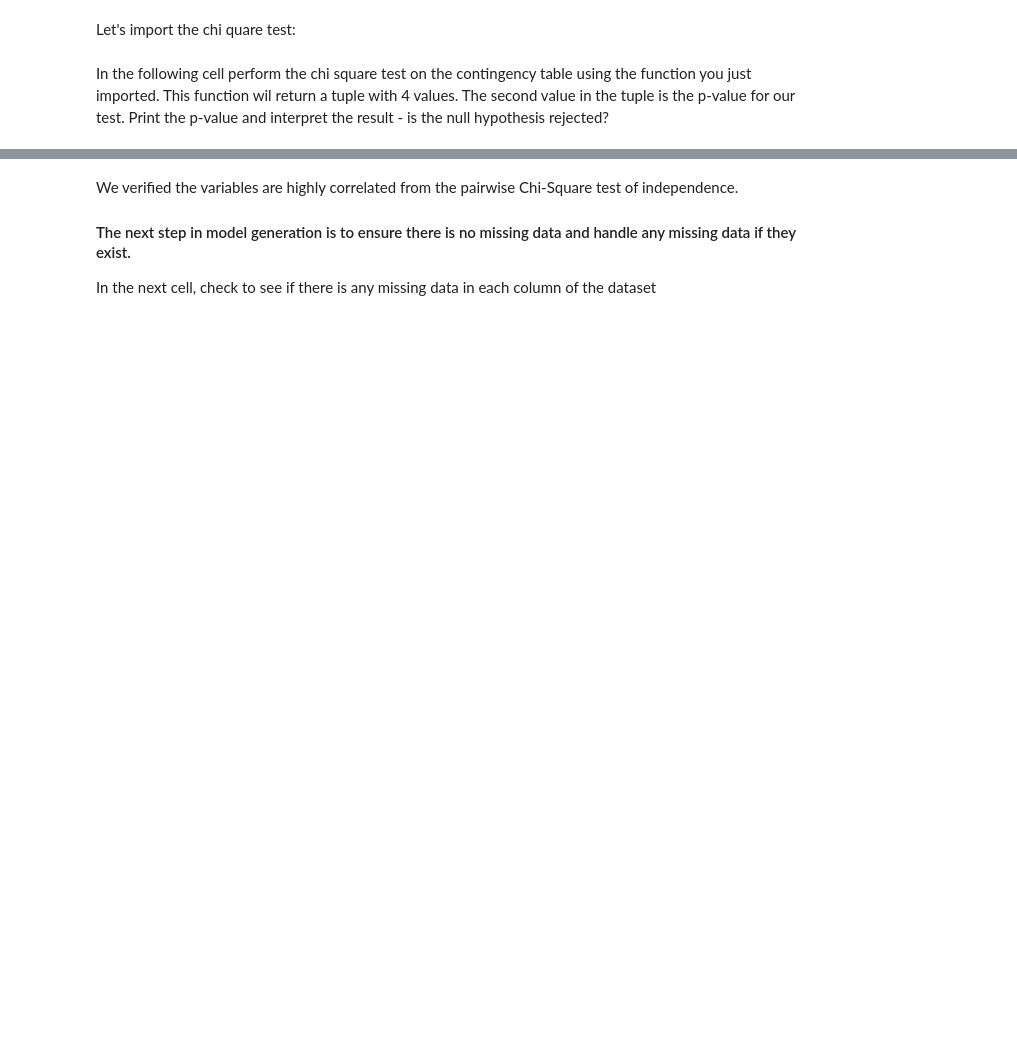
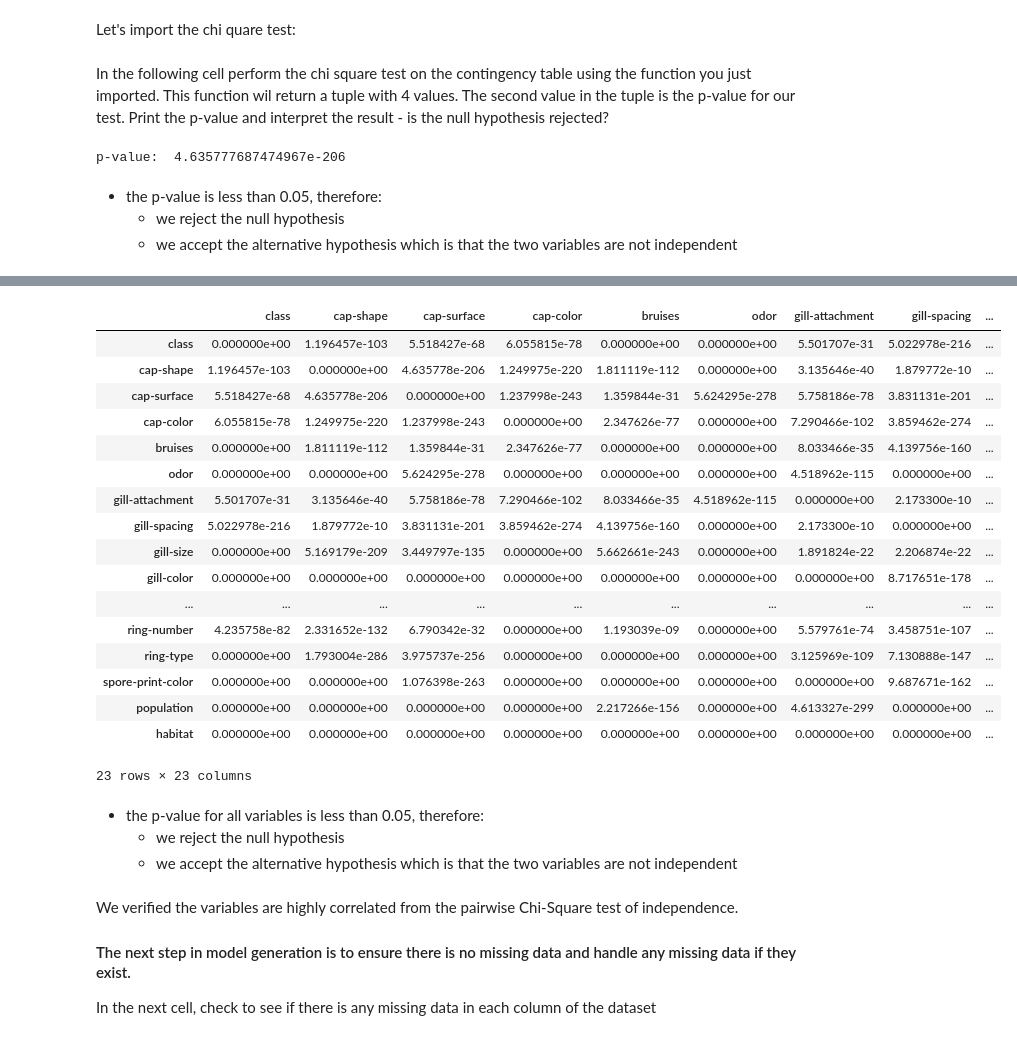
Before and after one commit to marisfont/madrid-oct-2018, a Jupyter notebook: module-3/lab-machine-learning-pipelines/your-code/main.ipynb, the cells around one changed output, grey strips where cells are left out. Cells and saved outputs as stored; diff of their text form; code cells hidden in the pictures; blank space fills up the shorter version.

```diff
--- a/module-3/lab-machine-learning-pipelines/your-code/main.ipynb
+++ b/module-3/lab-machine-learning-pipelines/your-code/main.ipynb
@@ -70,0 +94,3 @@ We will begin with the first 2 variables (`cap-shape` and `cap-surface`). Our **
+# %%
+ct = pd.crosstab(mushrooms['cap-surface'],mushrooms['cap-shape'])
+ct
@@ -81,3 +110,12 @@ In the following cell perform the chi square test on the contingency table using
+# %%
+chi2, p, dof, ex = chi2_contingency(ct)
+print("p-value: ", p)
+# %% [output]
+p-value:  4.635777687474967e-206
+# %% [markdown]
+- the p-value is less than 0.05, therefore:
+    - we reject the null hypothesis
+    - we accept the alternative hypothesis which  is that the two variables are not independent
 # %% [markdown]
 ## Now let's create a p-value matrix for all variables.
 
@@ -94,3 +128,36 @@ Below is an example of what your matrix should look like:
+# %%
+columns = mushrooms.columns
+matrix = np.zeros([len(columns), len(columns)])
+
+for i in range(len(columns)):
+    for c in range(len(columns)):
+        ct = pd.crosstab(mushrooms[columns[i]],mushrooms[columns[c]])
+        matrix[i, c] = chi2_contingency(ct)[1]
+
+display(pd.DataFrame(matrix,index=columns,columns=columns))
+# %% [output]
+|  | class | cap-shape | cap-surface | cap-color | bruises | odor | gill-attachment | gill-spacing | ... |
+| class | 0.000000e+00 | 1.196457e-103 | 5.518427e-68 | 6.055815e-78 | 0.000000e+00 | 0.000000e+00 | 5.501707e-31 | 5.022978e-216 | ... |
+| cap-shape | 1.196457e-103 | 0.000000e+00 | 4.635778e-206 | 1.249975e-220 | 1.811119e-112 | 0.000000e+00 | 3.135646e-40 | 1.879772e-10 | ... |
+| cap-surface | 5.518427e-68 | 4.635778e-206 | 0.000000e+00 | 1.237998e-243 | 1.359844e-31 | 5.624295e-278 | 5.758186e-78 | 3.831131e-201 | ... |
+| cap-color | 6.055815e-78 | 1.249975e-220 | 1.237998e-243 | 0.000000e+00 | 2.347626e-77 | 0.000000e+00 | 7.290466e-102 | 3.859462e-274 | ... |
+| bruises | 0.000000e+00 | 1.811119e-112 | 1.359844e-31 | 2.347626e-77 | 0.000000e+00 | 0.000000e+00 | 8.033466e-35 | 4.139756e-160 | ... |
+| odor | 0.000000e+00 | 0.000000e+00 | 5.624295e-278 | 0.000000e+00 | 0.000000e+00 | 0.000000e+00 | 4.518962e-115 | 0.000000e+00 | ... |
+| gill-attachment | 5.501707e-31 | 3.135646e-40 | 5.758186e-78 | 7.290466e-102 | 8.033466e-35 | 4.518962e-115 | 0.000000e+00 | 2.173300e-10 | ... |
+| gill-spacing | 5.022978e-216 | 1.879772e-10 | 3.831131e-201 | 3.859462e-274 | 4.139756e-160 | 0.000000e+00 | 2.173300e-10 | 0.000000e+00 | ... |
+| gill-size | 0.000000e+00 | 5.169179e-209 | 3.449797e-135 | 0.000000e+00 | 5.662661e-243 | 0.000000e+00 | 1.891824e-22 | 2.206874e-22 | ... |
+| gill-color | 0.000000e+00 | 0.000000e+00 | 0.000000e+00 | 0.000000e+00 | 0.000000e+00 | 0.000000e+00 | 0.000000e+00 | 8.717651e-178 | ... |
+| ... | ... | ... | ... | ... | ... | ... | ... | ... | ... |
+| ring-number | 4.235758e-82 | 2.331652e-132 | 6.790342e-32 | 0.000000e+00 | 1.193039e-09 | 0.000000e+00 | 5.579761e-74 | 3.458751e-107 | ... |
+| ring-type | 0.000000e+00 | 1.793004e-286 | 3.975737e-256 | 0.000000e+00 | 0.000000e+00 | 0.000000e+00 | 3.125969e-109 | 7.130888e-147 | ... |
+| spore-print-color | 0.000000e+00 | 0.000000e+00 | 1.076398e-263 | 0.000000e+00 | 0.000000e+00 | 0.000000e+00 | 0.000000e+00 | 9.687671e-162 | ... |
+| population | 0.000000e+00 | 0.000000e+00 | 0.000000e+00 | 0.000000e+00 | 2.217266e-156 | 0.000000e+00 | 4.613327e-299 | 0.000000e+00 | ... |
+| habitat | 0.000000e+00 | 0.000000e+00 | 0.000000e+00 | 0.000000e+00 | 0.000000e+00 | 0.000000e+00 | 0.000000e+00 | 0.000000e+00 | ... |
+23 rows × 23 columns
+# %% [markdown]
+- the p-value for all variables is less than 0.05, therefore:
+    - we reject the null hypothesis
+    - we accept the alternative hypothesis which  is that the two variables are not independent
 # %% [markdown]
 We verified the variables are highly correlated from the pairwise Chi-Square test of independence.
 
```
Also changed, not shown: parts of 18 cells of this notebook.
